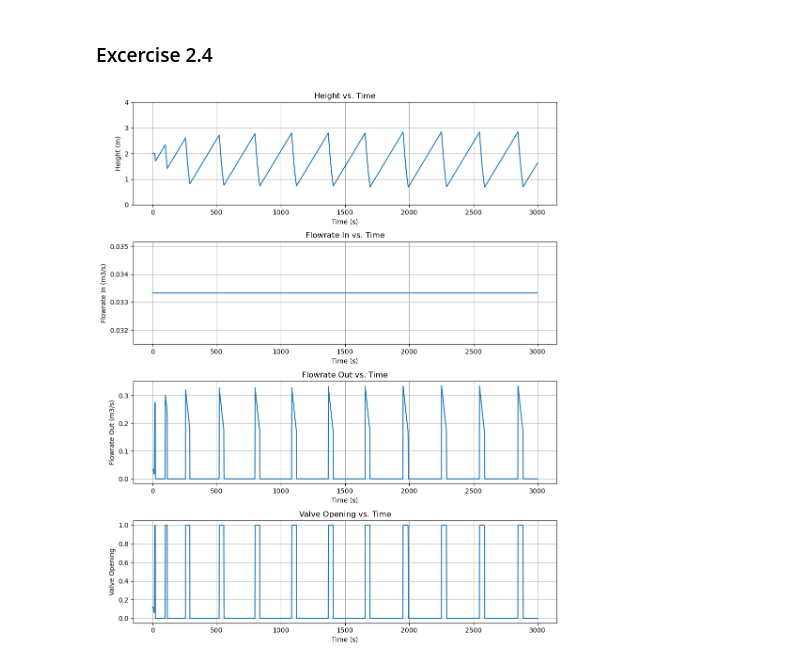
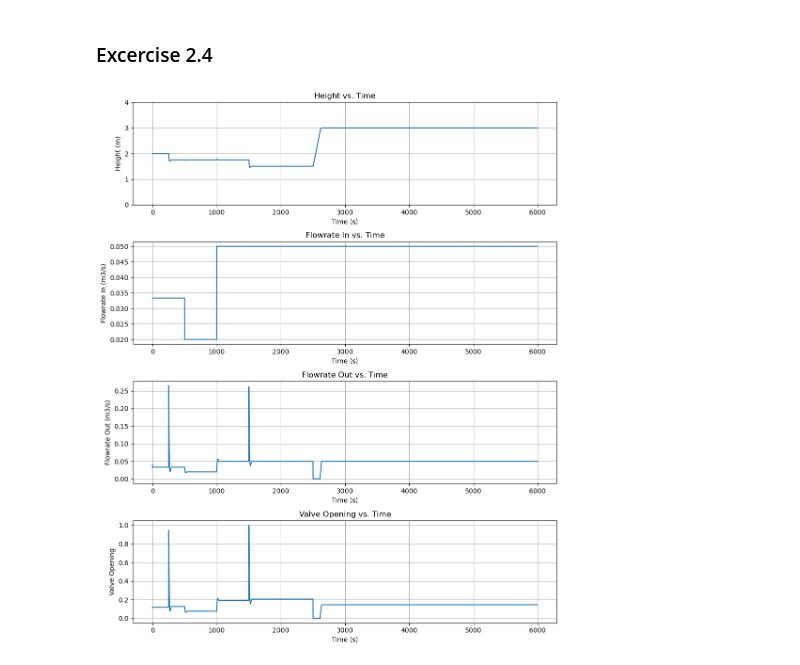
Before and after one commit to 267192/MOD300, a Jupyter notebook: Project 2.ipynb, the cells around one changed output. Saved outputs shown, nothing was run; the diff lists cells and outputs as text; code cells hidden in the pictures.

```diff
--- a/Project 2.ipynb
+++ b/Project 2.ipynb
@@ -562,12 +411,10 @@ plt.show()
 # %% [output]
 [figure]
 # %%
-import math
-import matplotlib.pyplot as plt
 
 timestep = 1  # s
 time = 0  # s
-endtime = 2000  # s
+endtime = 9000 # s
 rho = 1000  # density of fluid kg/m3
 k = 0.002
 keff = k * math.sqrt(rho)
@@ -596,15 +443,16 @@ valve_opening.append(z)
 
 while time < endtime:  # controls the time simulation
     # Calculate new height with Euler
-    # if h[-1] > 4:
-    #     h_new = h_old
-    # elif h[-1] < 0:
-    #     h_new = 0
-    # else:
-    h_new = h_old + (1 / A) * (qin - (qout * timestep))
+
+    h_new = h_old + (1 / A) * (qin - qout) * timestep
+
+    if h_new > 4:
+        h_new = 4
+    if h_new < 0:
+        h_new = 0
 
     # Update qin based on your simulation conditions
-    if time < 1000:
+    if time < 500:
         qin = 0.03333
     else:
         qin = 0.02  # Adjust qin to a different value after 1000 seconds
@@ -677,16 +525,15 @@ Discuss what happens
 # %% [markdown]
 ### Excercise 2.4
 # %%
-import math
-import matplotlib.pyplot as plt
+
 
 timestep = 1  # s
 time = 0  # s
-endtime = 3000  # s
+endtime = 6000  # s
 rho = 1000  # density of fluid kg/m3
 k = 0.002
 keff = k * math.sqrt(rho)
-z = 0.12  # initial valve opening
+z_old = 0.12  # initial valve opening
 g = 9.81  # m/s2
 h_old = 2  # Initial height of water in tank in m
 A = 4  # area of tank in m2
@@ -712,46 +559,65 @@ h.append(h_old)
 t.append(time)
 flowrate_in.append(qin)  # Initial value for Flowrate In
 flowrate_out.append(qout)
-valve_opening.append(z)
+valve_opening.append(z_old)
+
+
+
+error_old = 0
+
+
 
 while time < endtime:  # controls the time simulation
     # Calculate new height with Euler
-    h_new = h_old + (1 / A) * (qin - (qout * timestep))
+    h_new = h_old + (1 / A) * (qin - qout )* timestep
+    if h_new > 4:
+        h_new = 4
+    if h_new < 0:
+        h_new = 0
 
     # Calculate the error
-    error = setpoint - h_new
+    error_new = h_new - setpoint
 
     # Calculate the change in valve opening using PI controller
-    delta_z = Kp * (error - error_integral) + Ki * error * timestep
+    z = z_old+ Kp * (error_new - error_old) + Ki * error_new * timestep
+    #implement a pid controller for z
+
+    if z > 1:
+        z = 1
+    elif z < 0:
+        z = 0
+    # print(z)
 
     # Update valve opening with constraints
-    z = max(0, min(1, z + delta_z))
+
 
     # Update qin based on simulation conditions
     if time > 250:
         setpoint = 1.75  # Adjust setpoint to a different value after 250 seconds
-    elif time > 500:
+    if time > 500:
         qin = 0.02  # Adjust qin to a different value after 500 seconds
-    elif time > 1000:
+    if time > 1000:
         qin = 0.05 # Adjust qin to a different value after 1000 seconds
-    elif time  > 1500:
+    if time  > 1500:
         setpoint = 1.5 # Adjust setpoint to a different value after 1500 seconds
-    elif time > 2500:
+    if time >= 2500:
         setpoint = 3 # Adjust setpoint to a different value after 2500 seconds
 
 
 
-    # Update error_integral
-    error_integral += error
+    # Update error
+    error_old = error_new
 
     time = time + timestep  # updates time
 
     qout = keff * z * math.sqrt(g * h_new)  # updates qout
+    z_old = z
 
     # Append values to respective lists
     h.append(h_new)
     t.append(time)
     flowrate_in.append(qin)
+
     flowrate_out.append(qout)
     valve_opening.append(z)
 
@@ -765,31 +631,31 @@ axs[0].plot(t, h)
 axs[0].set_xlabel('Time (s)')
 axs[0].set_ylabel('Height (m)')
 axs[0].set_title('Height vs. Time')
 axs[0].grid(True)
 axs[0].set_ylim(ymin=0, ymax=4)
 
 # Plot for flowrate in
 axs[1].plot(t, flowrate_in)
 axs[1].set_xlabel('Time (s)')
 axs[1].set_ylabel('Flowrate In (m3/s)')
 axs[1].set_title('Flowrate In vs. Time')
 axs[1].grid(True)
 
 # Plot for flowrate out
 axs[2].plot(t, flowrate_out)
 axs[2].set_xlabel('Time (s)')
 axs[2].set_ylabel('Flowrate Out (m3/s)')
 axs[2].set_title('Flowrate Out vs. Time')
 axs[2].grid(True)
 
 # Plot for valve opening
 axs[3].plot(t, valve_opening)
 axs[3].set_xlabel('Time (s)')
 axs[3].set_ylabel('Valve Opening')
 axs[3].set_title('Valve Opening vs. Time')
 axs[3].grid(True)
 
 plt.tight_layout()
 plt.show()
 # %% [output]
-[figure, old version]
+[figure, new version]
```
Also changed, not shown: parts of 11 cells of this notebook, 13 other files.
